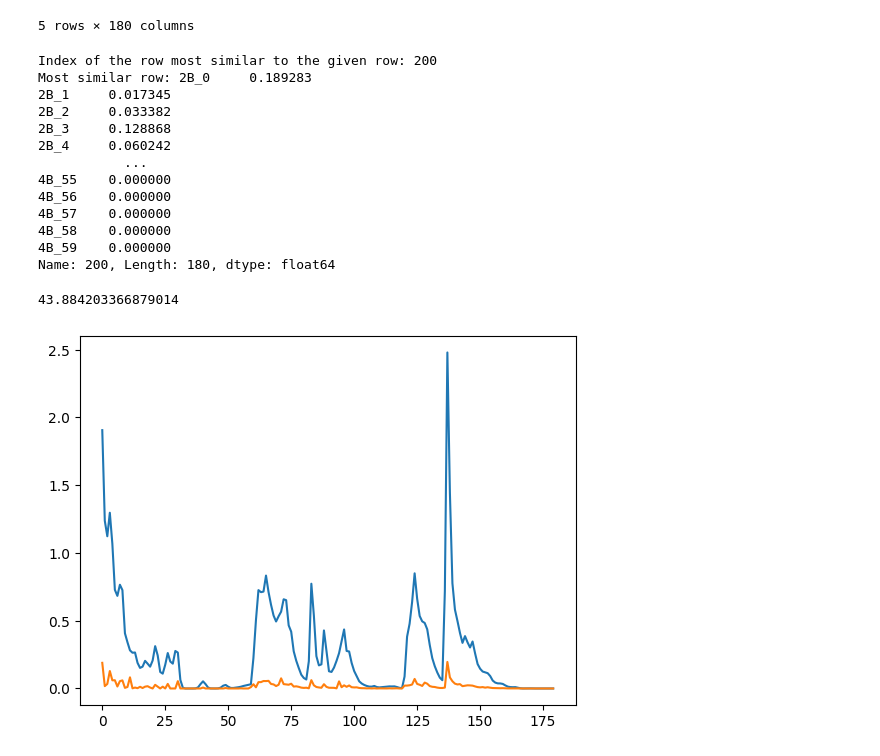
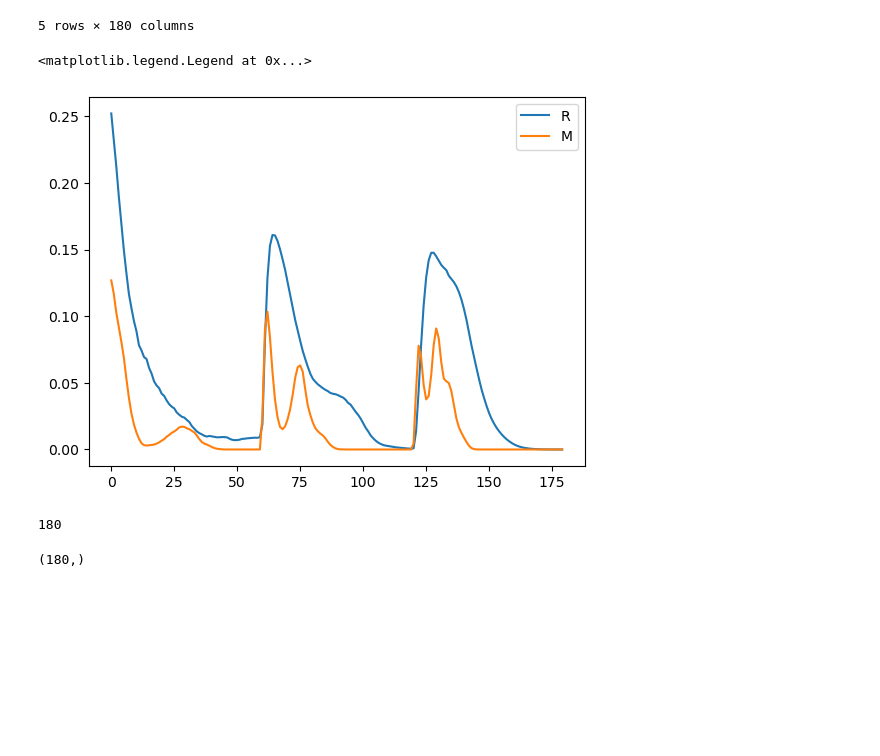
Before and after one commit to laubachb/chimes_CGD-myLLFork, a Jupyter notebook: dissimilarity_clustering/training_set_reduction/tsr_cur.ipynb, the cells around one changed output. Cells and saved outputs as stored; diff of their text form; code cells hidden in the pictures; blank space fills up the shorter version.

```diff
--- a/dissimilarity_clustering/training_set_reduction/tsr_cur.ipynb
+++ b/dissimilarity_clustering/training_set_reduction/tsr_cur.ipynb
@@ -11,11 +11,11 @@ from cur import cur_decomposition
 cwd = os.getcwd()
 
 # Define file paths with cwd appended
-file_path_2b = os.path.join(cwd, "dft_pds/2b_all_pd")
-file_path_3b = os.path.join(cwd, "dft_pds/3b_all_pd")
-file_path_4b = os.path.join(cwd, "dft_pds/4b_all_pd")
-file_path_labels = os.path.join(cwd, "dft_pds/labels_pd")
-file_path_natoms = os.path.join(cwd, "test_notebooks/energies_per_atom.txt")
+file_path_2b = os.path.join(cwd, "../dft_pds/2b_all_pd")
+file_path_3b = os.path.join(cwd, "../dft_pds/3b_all_pd")
+file_path_4b = os.path.join(cwd, "../dft_pds/4b_all_pd")
+file_path_labels = os.path.join(cwd, "../dft_pds/labels_pd")
+file_path_natoms = os.path.join(cwd, "../test_notebooks/energies_per_atom.txt")
 
 # Open pickle files with the updated file paths
 with open(file_path_2b, 'rb') as pickle_file:
@@ -90,35 +90,25 @@ training_data_#0110.xyz
 # %%
 # Convert DataFrame to a numerical matrix (NumPy array)
 M = df_fingerprints.to_numpy()
-r = 1
+r = 3
 C, U, R = cur_decomposition(M, r)
 # %%
+plt.plot(R[0]/np.linalg.norm(R[0]), label="R")
 # Calculate Euclidean distance between the given row and each row in the DataFrame
 distances = df_fingerprints.apply(lambda x: np.linalg.norm(x.values - R[0]), axis=1)
-
 # Find the index of the row with the minimum distance
 most_similar_index = distances.idxmin()
-
-print("Index of the row most similar to the given row:", most_similar_index)
-print("Most similar row:", df_fingerprints.iloc[most_similar_index])
+plt.plot(M[most_similar_index], label="M")
+plt.legend()
 # %% [output]
-Index of the row most similar to the given row: 200
-Most similar row: 2B_0     0.189283
-2B_1     0.017345
-2B_2     0.033382
-2B_3     0.128868
-2B_4     0.060242
-           ...
-4B_55    0.000000
-4B_56    0.000000
-4B_57    0.000000
-4B_58    0.000000
-4B_59    0.000000
-Name: 200, Length: 180, dtype: float64
+<matplotlib.legend.Legend at 0x...>
+[figure, added]
-# %%
-plt.plot(R[0])
-plt.plot(M[most_similar_index])
-print(np.linalg.norm((M[most_similar_index] - R[0]), ord=1))
-# %% [output]
-43.884203366879014
-[figure, removed]
+# %%
+len(R[0])
+len(M[0])
+# %% [output]
+180
+# %%
+print(np.shape(M[0]))
+# %% [output]
+(180,)
```
